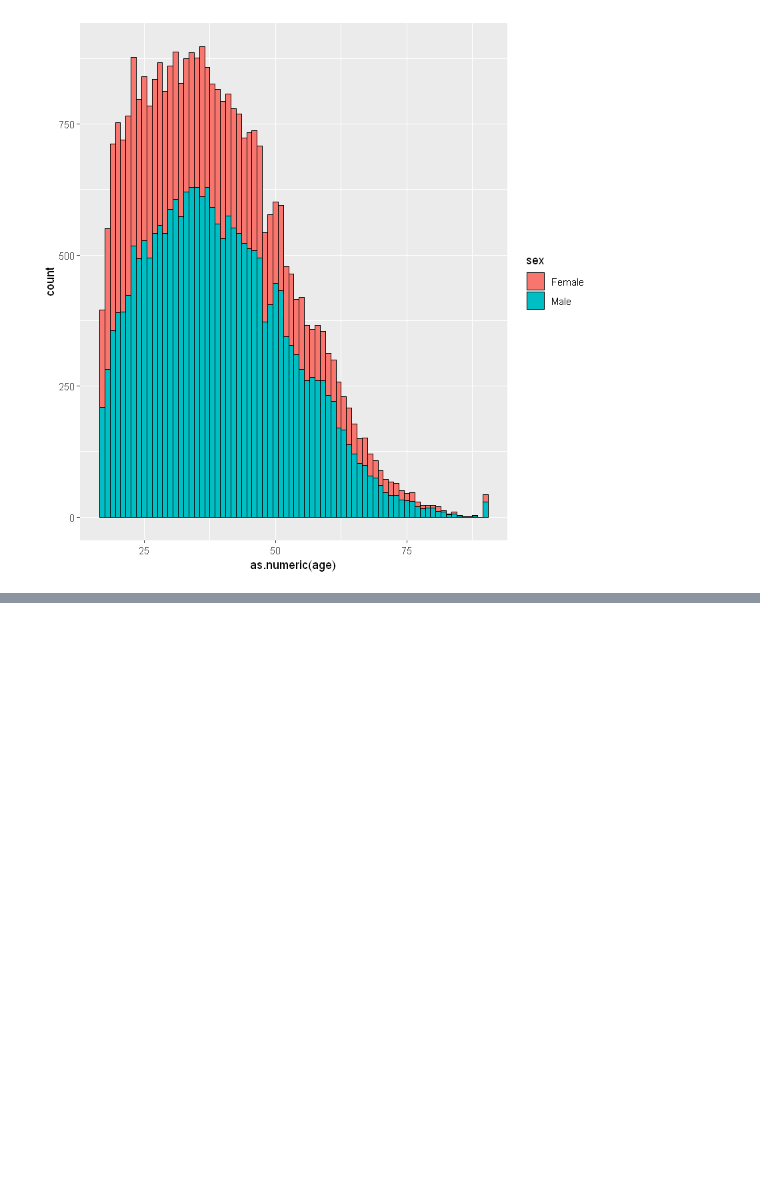
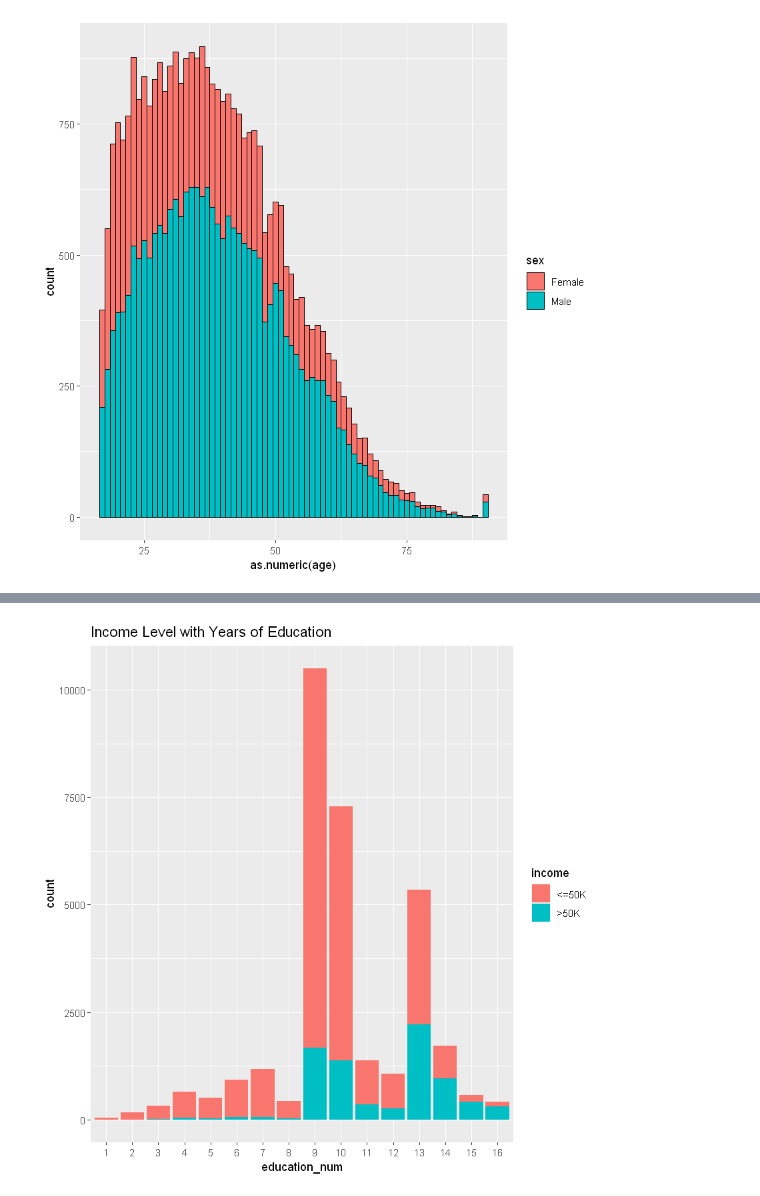
Before and after one commit to vishnusreddy/income-prediction, a Jupyter notebook: EDA.ipynb, the cells around one changed output, grey strips where cells are left out. Drawn from its saved outputs; the diff is of its cells as text; code cells hidden in the pictures; blank space fills up the shorter version.

```diff
--- a/EDA.ipynb
+++ b/EDA.ipynb
@@ -44,0 +125,5 @@ ggplot(adult) + aes(x=as.numeric(age), group=sex, fill=sex) +
+# %%
+# create a dataframe
+df1 <- data.frame(table(adult$income, adult$education_num))
+names(df1) <- c('income', 'education_num', 'count')
+df1
@@ -44,0 +148,11 @@ ggplot(adult) + aes(x=as.numeric(age), group=sex, fill=sex) +
+# %%
+# calculate the percentages
+df1 <- ddply(df1, .(education_num), transform, percent = count/sum(count) * 100)
+
+
+# bar plot of counts by years of education with in group proportions
+ggplot(df1, aes(x = education_num, y = count, fill = income)) +
+  geom_bar(stat = "identity") +
+  ggtitle('Income Level with Years of Education')
+# %% [output]
+[figure, added]
```
Also changed, not shown: parts of 21 cells of this notebook.
